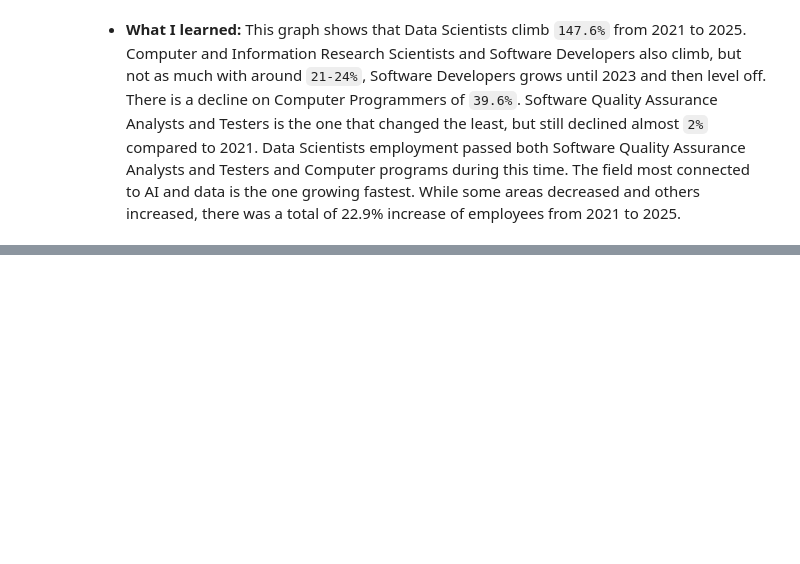
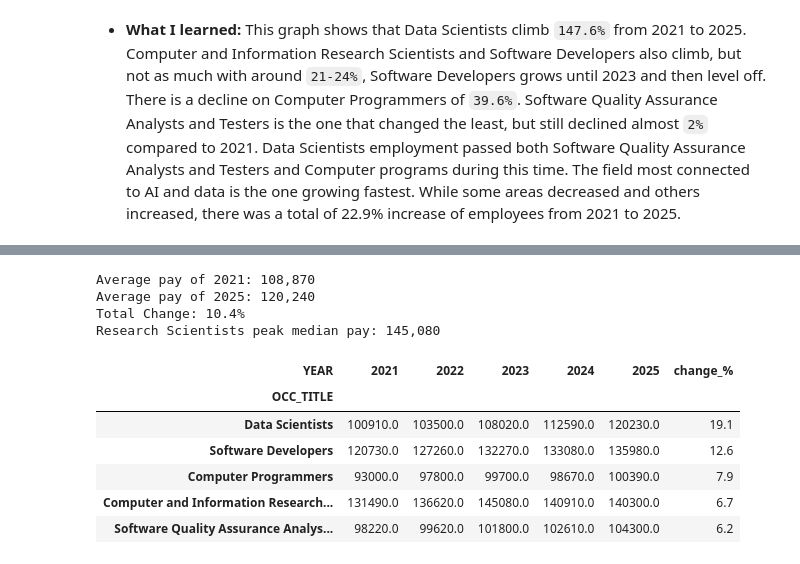
Before and after one commit to BarbSouza/data-visualisation, a Jupyter notebook: data-visualisation.ipynb, the cells around one changed output, grey strips where cells are left out. Cells and saved outputs as stored; diff of their text form; code cells hidden in the pictures; blank space fills up the shorter version.

```diff
--- a/data-visualisation.ipynb
+++ b/data-visualisation.ipynb
@@ -660,0 +695,25 @@ TotaL Change: 22.9%
+# %%
+trend_grid_pay = trend.pivot(index = "OCC_TITLE", columns = "YEAR", values = "A_MEDIAN")
+trend_grid_pay["change_%"] = ((trend_grid_pay[2025] / trend_grid_pay[2021] - 1) * 100).round(1)
+trend_grid_pay
+median_pay_2021 = trend_grid_pay[2021].mean()
+median_pay_2025 = trend_grid_pay[2025].mean()
+median_pay_change = (median_pay_2025 / median_pay_2021 - 1) * 100
+print(f"Average pay of 2021: {median_pay_2021:,.0f}")
+print(f"Average pay of 2025: {median_pay_2025:,.0f}")
+print(f"Total Change: {median_pay_change:.1f}%")
+ai_peak = trend_grid_pay.loc["Computer and Information Research Scientists", [2021, 2022, 2023, 2024, 2025]].max()
+print(f"Research Scientists peak median pay: {ai_peak:,.0f}")
+trend_grid_pay.sort_values(by="change_%", ascending=False)
+# %% [output]
+Average pay of 2021: 108,870
+Average pay of 2025: 120,240
+Total Change: 10.4%
+Research Scientists peak median pay: 145,080
+| YEAR | 2021 | 2022 | 2023 | 2024 | 2025 | change_% |
+| OCC_TITLE |  |  |  |  |  |  |
+| Data Scientists | 100910.0 | 103500.0 | 108020.0 | 112590.0 | 120230.0 | 19.1 |
+| Software Developers | 120730.0 | 127260.0 | 132270.0 | 133080.0 | 135980.0 | 12.6 |
+| Computer Programmers | 93000.0 | 97800.0 | 99700.0 | 98670.0 | 100390.0 | 7.9 |
+| Computer and Information Research... | 131490.0 | 136620.0 | 145080.0 | 140910.0 | 140300.0 | 6.7 |
+| Software Quality Assurance Analys... | 98220.0 | 99620.0 | 101800.0 | 102610.0 | 104300.0 | 6.2 |
```
Also changed, not shown: parts of 30 cells of this notebook.
